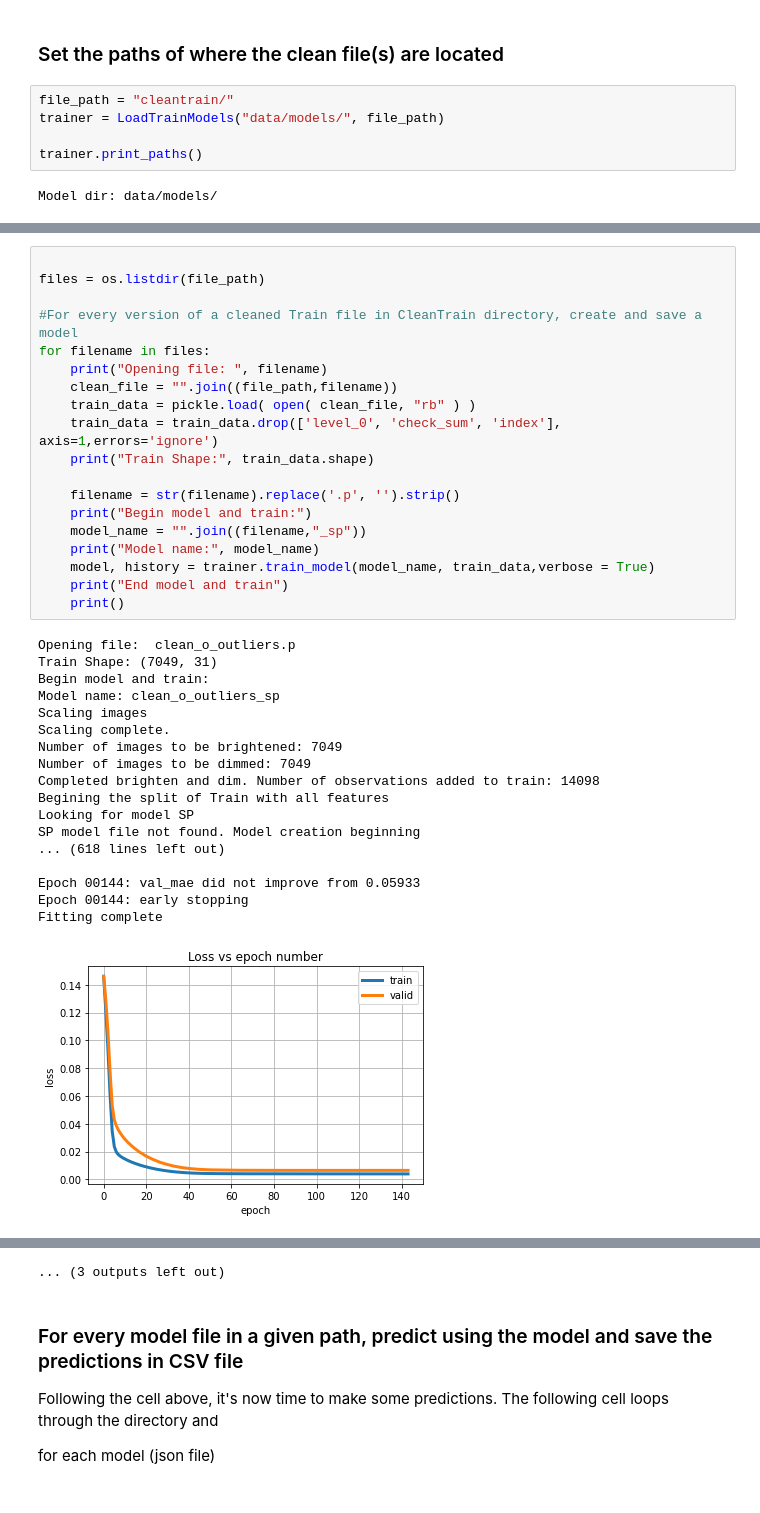
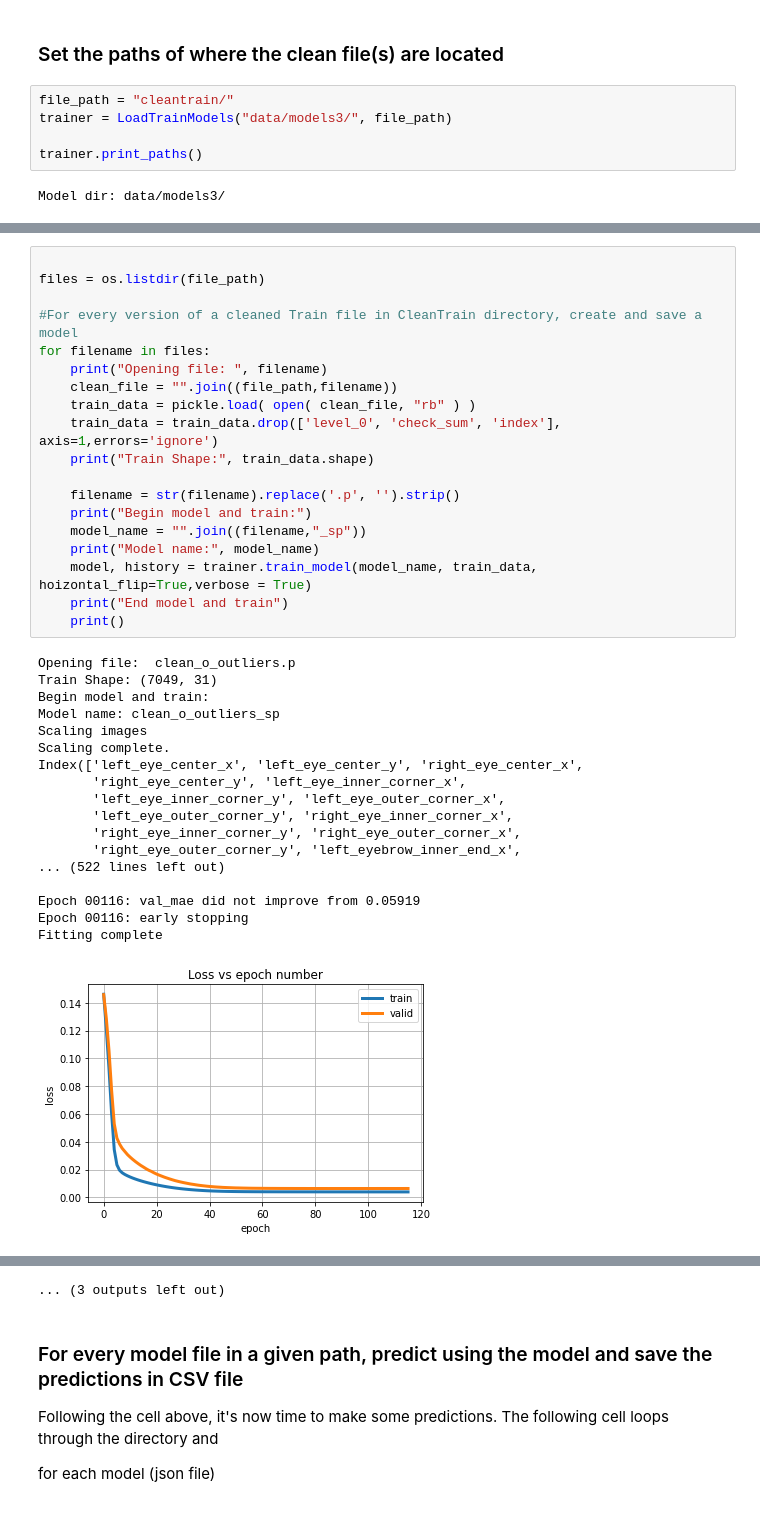
Before and after one commit to jcweaver/blackboxes, a Jupyter notebook: models/SP_model.ipynb, the cells around one changed output, grey strips where cells are left out. Drawn from its saved outputs; the diff is of its cells as text.

Commit message:
add re-done model with output

```diff
--- a/models/SP_model.ipynb
+++ b/models/SP_model.ipynb
@@ -22,11 +23,11 @@ import pickle
 ### Set the paths of where the clean file(s) are located
 # %%
 file_path = "cleantrain/"
-trainer = LoadTrainModels("data/models/", file_path)
+trainer = LoadTrainModels("data/models3/", file_path)
 
 trainer.print_paths()
 # %% [output]
-Model dir: data/models/
+Model dir: data/models3/
 # %% [markdown]
 ### For every version of a clean Train file in a given path, create and save a model
 
@@ -39,41 +40,41 @@ This cell looped through the directory of clean trail files which appears below
 # %%
 
 files = os.listdir(file_path)
 
 #For every version of a cleaned Train file in CleanTrain directory, create and save a model
 for filename in files:
     print("Opening file: ", filename)
     clean_file = "".join((file_path,filename))
     train_data = pickle.load( open( clean_file, "rb" ) )
     train_data = train_data.drop(['level_0', 'check_sum', 'index'], axis=1,errors='ignore')
     print("Train Shape:", train_data.shape)
 
     filename = str(filename).replace('.p', '').strip()
     print("Begin model and train:")
     model_name = "".join((filename,"_sp"))
     print("Model name:", model_name)
-    model, history = trainer.train_model(model_name, train_data,verbose = True)
+    model, history = trainer.train_model(model_name, train_data, hoizontal_flip=True,verbose = True)
     print("End model and train")
     print()
 # %% [output]
 Opening file:  clean_o_outliers.p
 Train Shape: (7049, 31)
 Begin model and train:
 Model name: clean_o_outliers_sp
 Scaling images
 Scaling complete.
-Number of images to be brightened: 7049
-Number of images to be dimmed: 7049
-Completed brighten and dim. Number of observations added to train: 14098
-Begining the split of Train with all features
-Looking for model SP
-SP model file not found. Model creation beginning
-... (618 lines left out)
+Index(['left_eye_center_x', 'left_eye_center_y', 'right_eye_center_x',
+       'right_eye_center_y', 'left_eye_inner_corner_x',
+       'left_eye_inner_corner_y', 'left_eye_outer_corner_x',
+       'left_eye_outer_corner_y', 'right_eye_inner_corner_x',
+       'right_eye_inner_corner_y', 'right_eye_outer_corner_x',
+       'right_eye_outer_corner_y', 'left_eyebrow_inner_end_x',
+... (522 lines left out)
 
-Epoch 00144: val_mae did not improve from 0.05933
-Epoch 00144: early stopping
+Epoch 00116: val_mae did not improve from 0.05919
+Epoch 00116: early stopping
 Fitting complete
-[figure, old version]
+[figure, new version]
 clean_o_outliers_sp model created and file saved for future use.
 End model and train
 
```
Also changed, not shown: parts of 8 cells of this notebook.
